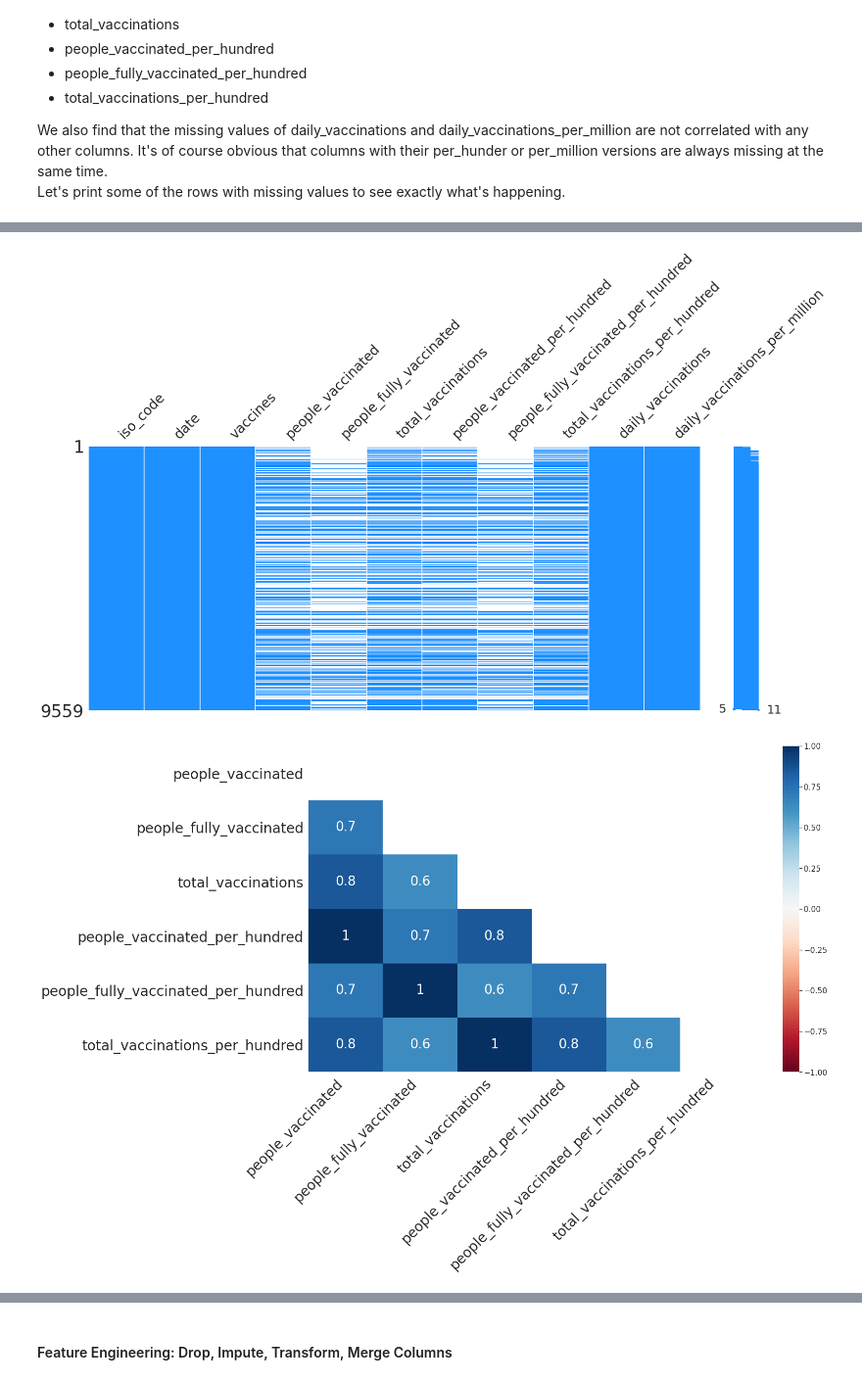
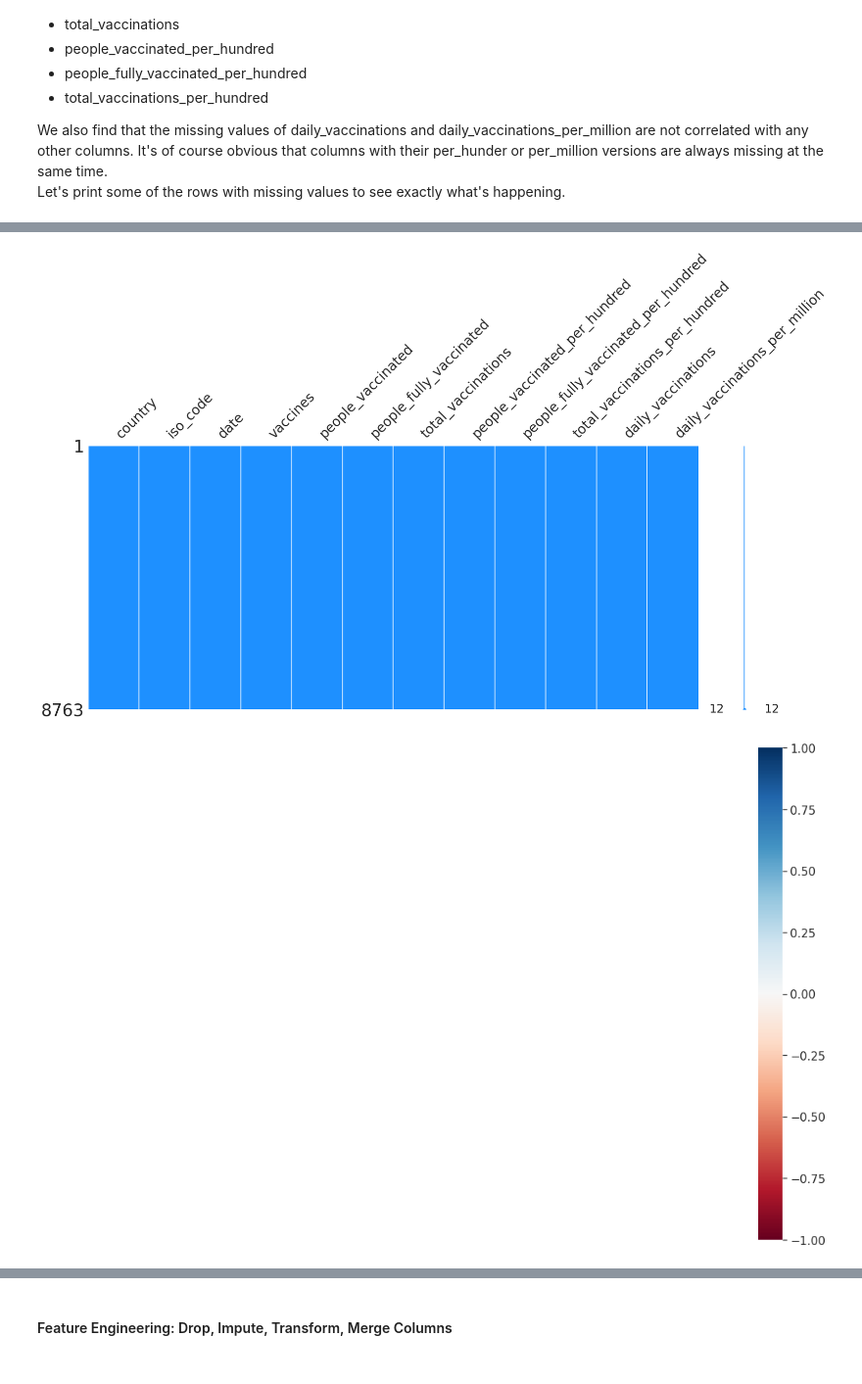
Before and after one commit to drkostas/covid19-vaccinations-predict, a Jupyter notebook: project.ipynb, the cells around one changed output, grey strips where cells are left out. Shown at 98% size. Saved outputs shown, nothing was run; the diff lists cells and outputs as text; code cells hidden in the pictures.

Commit message:
Finished the null handling #3

```diff
--- a/project.ipynb
+++ b/project.ipynb
@@ -472,0 +432,7 @@ dtype: int64
+# %%
+# Load the metadata dataset
+if covid_conf['type'] == 'csv':
+    countries_meta_orig_df = pd.read_csv(data_extra_path)
+    logger.info("Dataset loaded.")
+else:
+    logger.error('Data type not supported!')
@@ -472,0 +559,8 @@ dtype: int64
+# %%
+# Let's drop them as for example UK includes England, Wales, Scotland
+covid_df_clean_2 = covid_df_clean_2[~covid_df_clean_2['country'].isin(not_included)]
+unique_countries_covid = list(covid_df_clean_2['country'].unique())
+# Overlap
+overlap = set(unique_countries_covid).issubset(unique_countries_metadata)
+logger.info(f"Are all the countries from out dataset included in the metadata dataset? \
+            {overlap}")
@@ -472,0 +571,18 @@ dtype: int64
+# %%
+
+
+countries_meta_df_clean_2 = countries_meta_df_clean.copy()
+cols = ['country', 'population', 'health_workers_per_1000', 'health_expenditure_per_gdp',
+        'hospital_beds_per_1000', 'life_expectancy_at_birth',
+        'perc_using_sanitation_services', 'perc_using_handwashing_facilities',
+        'physicians_per_1000', 'mortality_by_hygiene_per_100000']
+for col in cols[1:]:
+    countries_meta_df_clean_2.loc[:, col] = pd.to_numeric(countries_meta_df_clean_2[col], errors='coerce')
+#     countries_meta_df_clean_2.loc[:, [col]] = countries_meta_df_clean_2.loc[:, [col]]\
+#                                     .groupby(countries_meta_df_clean_2['country'])\
+#                                     .ffill()
+viz_missing_vals(countries_meta_df_clean_2, cols, skip_2=True)
+# Drop columns with many nulls
+cols_to_drop = ["health_workers_per_1000", "perc_using_handwashing_facilities"]
+countries_meta_df_clean_2 = countries_meta_df_clean_2.drop(columns=cols_to_drop)
+cols = list(set(cols).difference(set(cols_to_drop)))
@@ -472,0 +603,6 @@ dtype: int64
+# %%
+# Recalculate the per 100 and per million values using the new dataset
+reload_lib(nullib)
+nf = nullib.NullsFixer(sort_col='date', group_col='iso_code')
+
+covid_df_clean_3 = nf.fill_with_population(covid_df_clean_2, countries_meta_df_clean_2)
@@ -473,4 +634,5 @@ dtype: int64
 # %%
 # Display the Nulls again
-viz_missing_vals(covid_df_clean, important_cols)
+
+viz_missing_vals(covid_df_clean_3, important_cols, skip_2=True)
 # %% [output]
@@ -489,3 +652,3 @@ daily_vaccinations_per_million            0
 dtype: int64
-[figure, old version]
+[figure, new version]
-[figure, old version]
+[figure, new version]
```
Also changed, not shown: parts of 31 cells of this notebook, 1 other file.
